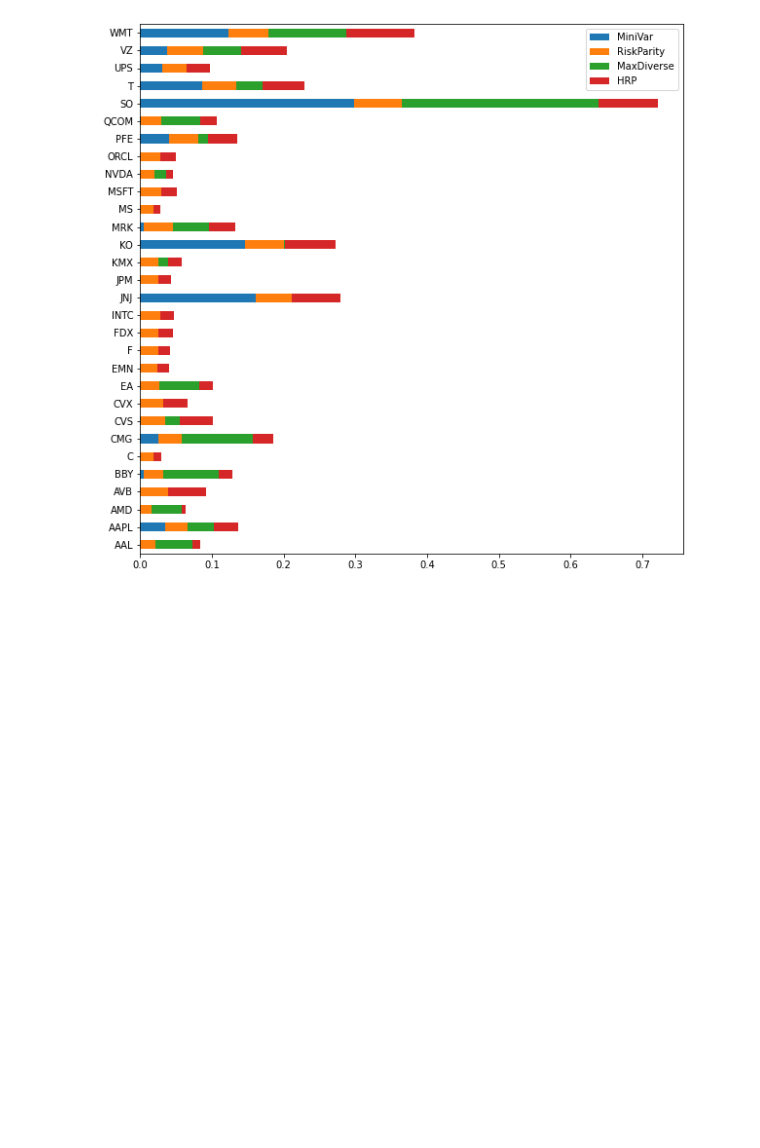
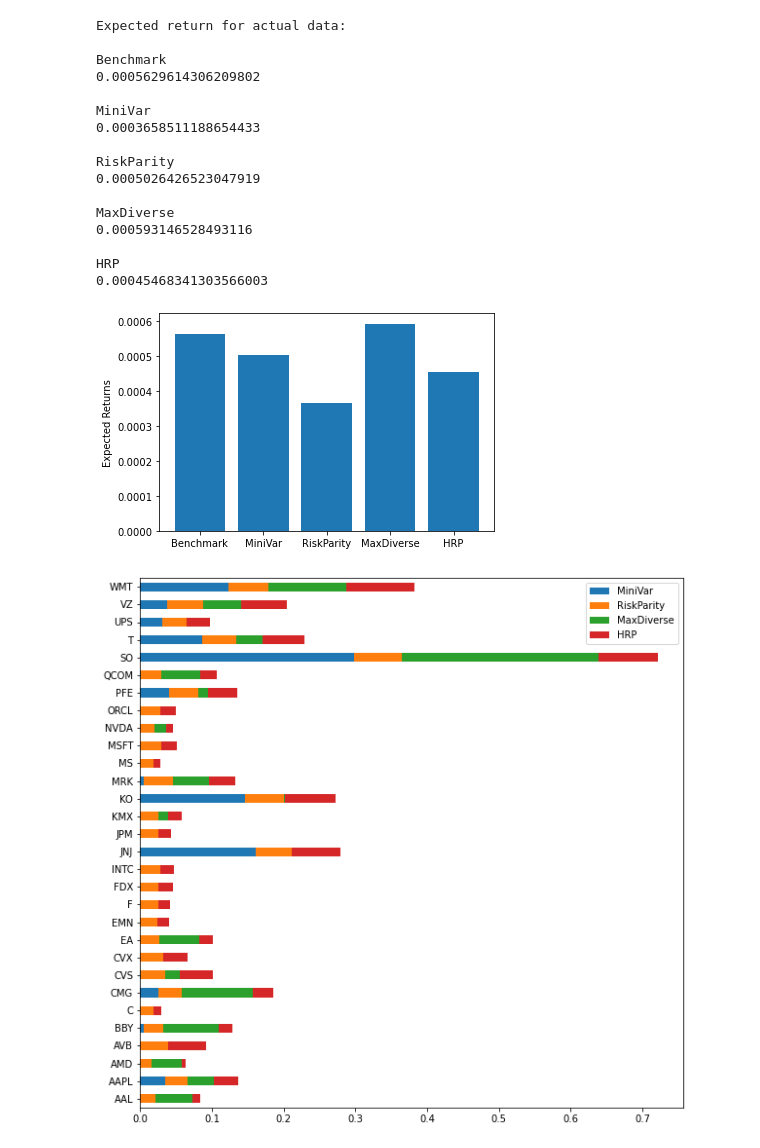
Before and after one commit to fishstoryyy/Project-2, a Jupyter notebook: demo.ipynb, the cells around one changed output. Saved outputs shown, nothing was run; the diff lists cells and outputs as text; code cells hidden in the pictures; blank space fills up the shorter version.

```diff
--- a/demo.ipynb
+++ b/demo.ipynb
@@ -130,3 +274,53 @@ dtype: float64
+# %%
+# Performance analysis
+mean_actual = np.mean(ret_table, axis=0)
+Benchmark_returns = np.sum(benchmark_weight*mean_actual)
+MiniVar_returns = np.sum(MiniVar_weight*mean_actual)
+RiskParity_returns = np.sum(RiskParity_weight*mean_actual)
+MaxDiverse_returns = np.sum(MaxDiverse_weight*mean_actual)
+HRP_returns = np.sum(HRP_weight*mean_actual)
+
+print()
+print("Expected return for actual data:")
+print()
+print("Benchmark")
+print(Benchmark_returns)
+print()
+print("MiniVar")
+print(MiniVar_returns)
+print()
+print("RiskParity")
+print(RiskParity_returns)
+print()
+print("MaxDiverse")
+print(MaxDiverse_returns)
+print()
+print("HRP")
+print(HRP_returns)
+
+ind = np.arange(5)
+plt.bar(ind, [Benchmark_returns, RiskParity_returns, MiniVar_returns, MaxDiverse_returns, HRP_returns])
+plt.ylabel('Expected Returns')
+plt.xticks(ind, ('Benchmark', 'MiniVar', 'RiskParity', 'MaxDiverse', 'HRP'))
+plt.show()
+# %% [output]
+Expected return for actual data:
+
+Benchmark
+0.0005629614306209802
+
+MiniVar
+0.0003658511188654433
+
+RiskParity
+0.0005026426523047919
+
+MaxDiverse
+0.000593146528493116
+
+HRP
+0.00045468341303566003
+[figure, added]
 # %%
 result = pd.DataFrame(
     [MiniVar_weight, RiskParity_weight, MaxDiverse_weight],
```
Also changed, not shown: parts of 10 cells of this notebook.
